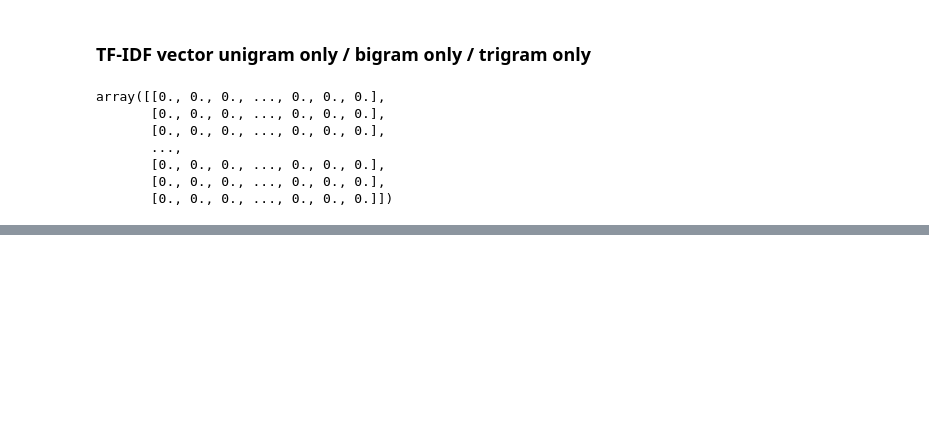
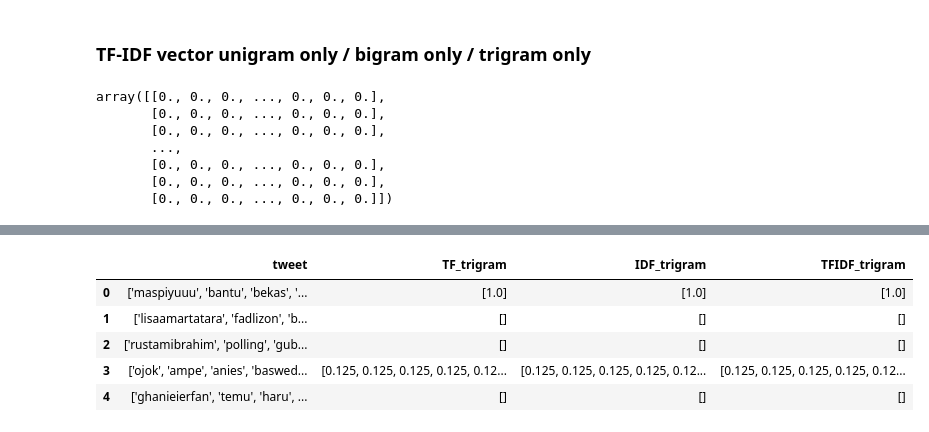
Before and after one commit to Muhammad-Yunus/Neural-Network, a Jupyter notebook: 3. Convolutional Neural Network/Pembobotan TF-IDF/2. Pembobotan TF-IDF.ipynb, the cells around one changed output, grey strips where cells are left out. Cells and saved outputs as stored; diff of their text form; code cells hidden in the pictures; blank space fills up the shorter version.

```diff
--- a/3. Convolutional Neural Network/Pembobotan TF-IDF/2. Pembobotan TF-IDF.ipynb
+++ b/3. Convolutional Neural Network/Pembobotan TF-IDF/2. Pembobotan TF-IDF.ipynb
@@ -377,0 +460,27 @@ array position 981 (0.45930801093045037, 'warga')
+# %%
+def get_TF_trigram(row):
+    idx = row.name
+    return [tf for tf in tf_mat_trigram[idx] if tf != 0.0]
+
+TWEET_DATA["TF_trigram"] = TWEET_DATA.apply(get_TF_trigram, axis=1)
+
+def get_IDF_trigram(row):
+    idx = row.name
+    return [item[1] for item in zip(tf_mat_trigram[idx], idf_mat_trigram) if item[0] != 0.0]
+
+TWEET_DATA["IDF_trigram"] = TWEET_DATA.apply(get_TF_trigram, axis=1)
+
+def get_TFIDF_trigram(row):
+    idx = row.name
+    return [tfidf for tfidf in tfidf_mat_trigram if tfidf != 0.0]
+
+TWEET_DATA["TFIDF_trigram"] = TWEET_DATA.apply(get_TF_trigram, axis=1)
+
+TWEET_DATA[["tweet", "TF_trigram", "IDF_trigram", "TFIDF_trigram"]].head()
+# %% [output]
+|  | tweet | TF_trigram | IDF_trigram | TFIDF_trigram |
+| 0 | ['maspiyuuu', 'bantu', 'bekas', '... | [1.0] | [1.0] | [1.0] |
+| 1 | ['lisaamartatara', 'fadlizon', 'b... | [] | [] | [] |
+| 2 | ['rustamibrahim', 'polling', 'gub... | [] | [] | [] |
+| 3 | ['ojok', 'ampe', 'anies', 'baswed... | [0.125, 0.125, 0.125, 0.125, 0.12... | [0.125, 0.125, 0.125, 0.125, 0.12... | [0.125, 0.125, 0.125, 0.125, 0.12... |
+| 4 | ['ghanieierfan', 'temu', 'haru', ... | [] | [] | [] |
```
Also changed, not shown: parts of 9 cells of this notebook.
